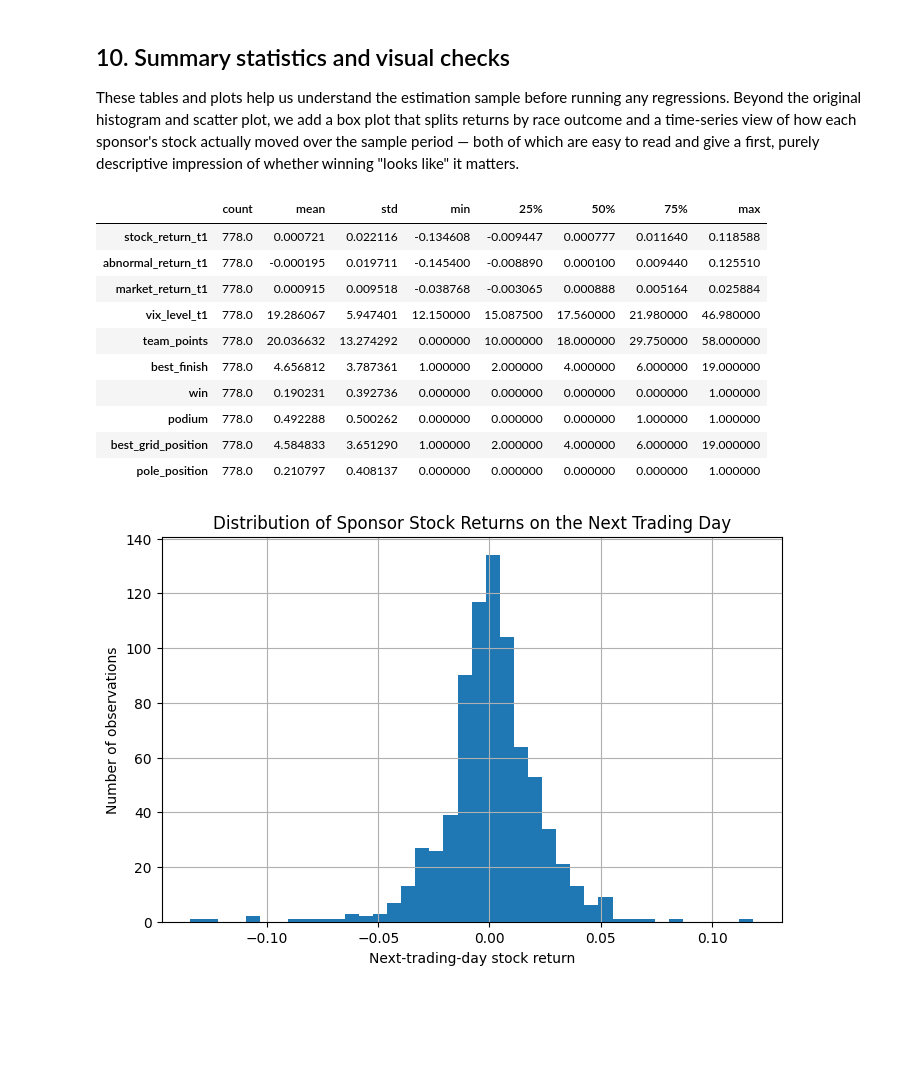
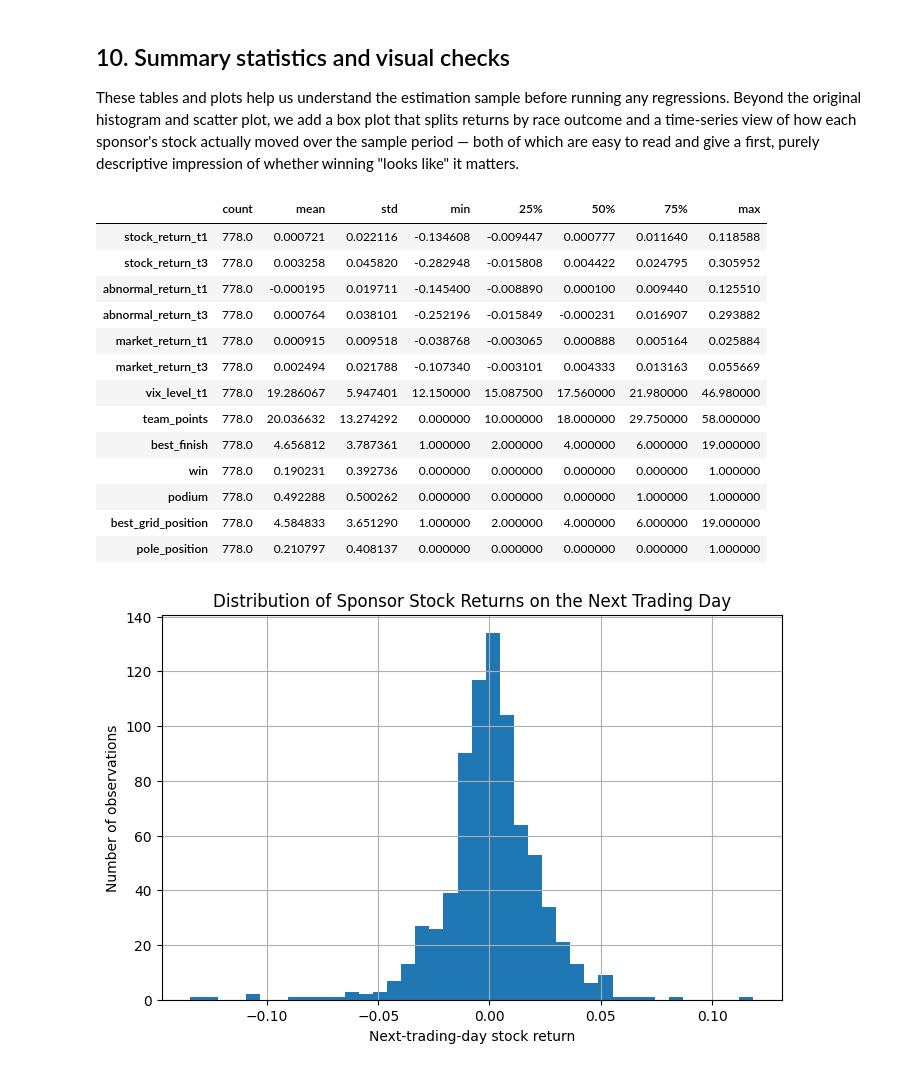
Before and after one commit to dhruv-shxh/f1-sponsor-stocks, a Jupyter notebook: f1_sponsor_analysis_final_robust_new.ipynb, the cells around one changed output. Cells and saved outputs as stored; diff of their text form; code cells hidden in the pictures; blank space fills up the shorter version.

Commit message:
Add 3-Day regression to improve the robustness of the result

```diff
--- a/f1_sponsor_analysis_final_robust_new.ipynb
+++ b/f1_sponsor_analysis_final_robust_new.ipynb
@@ -596,0 +599,16 @@ Loaded cached price data from price_panel_cache.csv: 11960 rows, 10 tickers.
+# %%
+price_panel = price_panel.sort_values(["ticker", "trading_date"]).copy()
+
+if "return_t1" not in price_panel.columns:
+    price_panel["return_t1"] = price_panel.groupby("ticker")["adj_close"].pct_change(1)
+
+if "return_t3" not in price_panel.columns:
+    price_panel["return_t3"] = price_panel.groupby("ticker")["adj_close"].pct_change(3)
+
+# optional: remove old column to avoid confusion
+# price_panel = price_panel.drop(columns=["return"])
+
+price_panel.to_csv(PRICE_CACHE_FILE, index=False)
+
+print(price_panel.columns.tolist())
+price_panel.head()
@@ -655,32 +747,63 @@ analysis_finance.head()
+# %%
+analysis_finance = analysis_finance.loc[:, ~analysis_finance.columns.duplicated()].copy()
 # %% [markdown]
 ## 10. Summary statistics and visual checks
 
 These tables and plots help us understand the estimation sample before running any regressions. Beyond the original histogram and scatter plot, we add a box plot that splits returns by race outcome and a time-series view of how each sponsor's stock actually moved over the sample period — both of which are easy to read and give a first, purely descriptive impression of whether winning "looks like" it matters.
 # %%
-regression_data = analysis_finance.dropna(subset=["stock_return_t1", "market_return_t1", "vix_level_t1"]).copy()
-regression_data["abnormal_return_t1"] = regression_data["stock_return_t1"] - regression_data["market_return_t1"]
+regression_data = analysis_finance.dropna(
+    subset=[
+        "stock_return_t1",
+        "stock_return_t3",
+        "market_return_t1",
+        "market_return_t3",
+        "vix_level_t1"
+    ]
+).copy()
+
+regression_data = regression_data.loc[
+    :,
+    ~regression_data.columns.duplicated()
+].copy()
+
+regression_data["abnormal_return_t1"] = (
+    regression_data["stock_return_t1"]
+    - regression_data["market_return_t1"]
+)
+
+regression_data["abnormal_return_t3"] = (
+    regression_data["stock_return_t3"]
+    - regression_data["market_return_t3"]
+)
 
 summary_cols = [
     "stock_return_t1",
+    "stock_return_t3",
     "abnormal_return_t1",
+    "abnormal_return_t3",
     "market_return_t1",
+    "market_return_t3",
     "vix_level_t1",
     "team_points",
     "best_finish",
     "win",
     "podium",
     "best_grid_position",
     "pole_position",
 ]
+
 summary_cols = [col for col in summary_cols if col in regression_data.columns]
 
 summary_stats = regression_data[summary_cols].describe().T
 summary_stats
 # %% [output]
 |  | count | mean | std | min | 25% | 50% | 75% | max |
 | stock_return_t1 | 778.0 | 0.000721 | 0.022116 | -0.134608 | -0.009447 | 0.000777 | 0.011640 | 0.118588 |
+| stock_return_t3 | 778.0 | 0.003258 | 0.045820 | -0.282948 | -0.015808 | 0.004422 | 0.024795 | 0.305952 |
 | abnormal_return_t1 | 778.0 | -0.000195 | 0.019711 | -0.145400 | -0.008890 | 0.000100 | 0.009440 | 0.125510 |
+| abnormal_return_t3 | 778.0 | 0.000764 | 0.038101 | -0.252196 | -0.015849 | -0.000231 | 0.016907 | 0.293882 |
 | market_return_t1 | 778.0 | 0.000915 | 0.009518 | -0.038768 | -0.003065 | 0.000888 | 0.005164 | 0.025884 |
+| market_return_t3 | 778.0 | 0.002494 | 0.021788 | -0.107340 | -0.003101 | 0.004333 | 0.013163 | 0.055669 |
 | vix_level_t1 | 778.0 | 19.286067 | 5.947401 | 12.150000 | 15.087500 | 17.560000 | 21.980000 | 46.980000 |
 | team_points | 778.0 | 20.036632 | 13.274292 | 0.000000 | 10.000000 | 18.000000 | 29.750000 | 58.000000 |
 | best_finish | 778.0 | 4.656812 | 3.787361 | 1.000000 | 2.000000 | 4.000000 | 6.000000 | 19.000000 |
```
Also changed, not shown: parts of 7 cells of this notebook, 2 other files.
